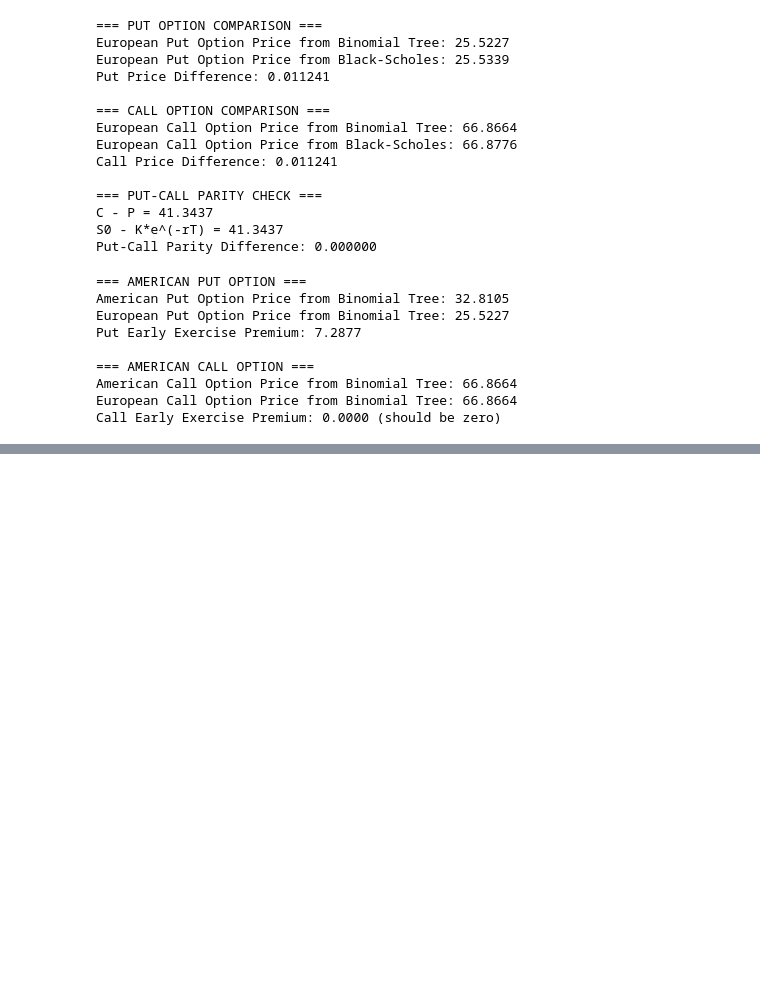
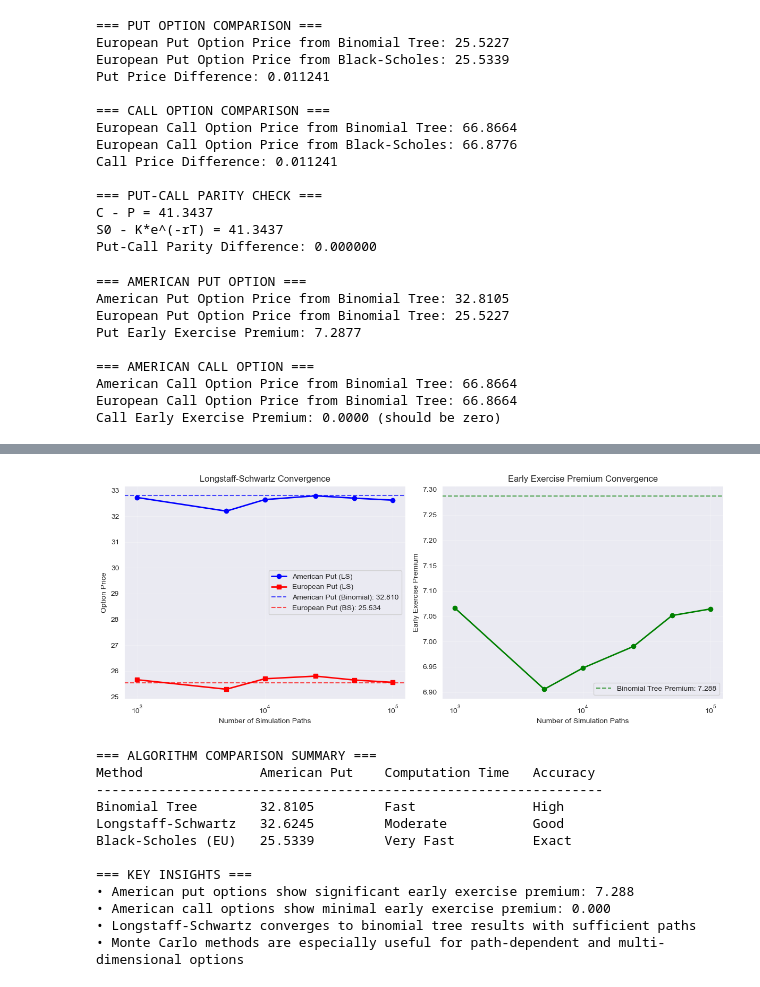
Before and after one commit to wttai004/quant_fin_project, a Jupyter notebook: finite_american_option.ipynb, the cells around one changed output, grey strips where cells are left out. Saved outputs shown, nothing was run; the diff lists cells and outputs as text; code cells hidden in the pictures; blank space fills up the shorter version.

```diff
--- a/finite_american_option.ipynb
+++ b/finite_american_option.ipynb
@@ -225,0 +494,62 @@ Call Early Exercise Premium: 0.0000 (should be zero)
+# %%
+# Plot convergence results
+plt.figure(figsize=(12, 5))
+
+# Plot 1: Option prices vs number of paths
+plt.subplot(1, 2, 1)
+plt.plot(path_sizes, american_prices, 'b-o', label='American Put (LS)', linewidth=2)
+plt.plot(path_sizes, european_prices, 'r-s', label='European Put (LS)', linewidth=2)
+plt.axhline(y=american_put_price_binomial, color='blue', linestyle='--', alpha=0.7,
+           label=f'American Put (Binomial): {american_put_price_binomial:.3f}')
+plt.axhline(y=european_put_price_black_scholes, color='red', linestyle='--', alpha=0.7,
+           label=f'European Put (BS): {european_put_price_black_scholes:.3f}')
+plt.xlabel('Number of Simulation Paths')
+plt.ylabel('Option Price')
+plt.title('Longstaff-Schwartz Convergence')
+plt.legend()
+plt.grid(True, alpha=0.3)
+plt.xscale('log')
+
+# Plot 2: Early exercise premium vs number of paths
+plt.subplot(1, 2, 2)
+early_exercise_premiums = [a - e for a, e in zip(american_prices, european_prices)]
+plt.plot(path_sizes, early_exercise_premiums, 'g-o', linewidth=2)
+plt.axhline(y=put_early_exercise_premium, color='green', linestyle='--', alpha=0.7,
+           label=f'Binomial Tree Premium: {put_early_exercise_premium:.3f}')
+plt.xlabel('Number of Simulation Paths')
+plt.ylabel('Early Exercise Premium')
+plt.title('Early Exercise Premium Convergence')
+plt.legend()
+plt.grid(True, alpha=0.3)
+plt.xscale('log')
+
+plt.tight_layout()
+plt.show()
+
+# Summary of algorithm characteristics
+print("\n=== ALGORITHM COMPARISON SUMMARY ===")
+print(f"{'Method':<20} {'American Put':<15} {'Computation Time':<18} {'Accuracy':<10}")
+print("-" * 65)
+print(f"{'Binomial Tree':<20} {american_put_price_binomial:<15.4f} {'Fast':<18} {'High':<10}")
+print(f"{'Longstaff-Schwartz':<20} {american_prices[-1]:<15.4f} {'Moderate':<18} {'Good':<10}")
+print(f"{'Black-Scholes (EU)':<20} {european_put_price_black_scholes:<15.4f} {'Very Fast':<18} {'Exact':<10}")
+
+print("\n=== KEY INSIGHTS ===")
+print(f"• American put options show significant early exercise premium: {put_early_exercise_premium:.3f}")
+print(f"• American call options show minimal early exercise premium: {call_early_exercise_premium:.3f}")
+print(f"• Longstaff-Schwartz converges to binomial tree results with sufficient paths")
+print(f"• Monte Carlo methods are especially useful for path-dependent and multi-dimensional options")
+# %% [output]
+[figure, added]
+=== ALGORITHM COMPARISON SUMMARY ===
+Method               American Put    Computation Time   Accuracy
+-----------------------------------------------------------------
+Binomial Tree        32.8105         Fast               High
+Longstaff-Schwartz   32.6245         Moderate           Good
+Black-Scholes (EU)   25.5339         Very Fast          Exact
+
+=== KEY INSIGHTS ===
+• American put options show significant early exercise premium: 7.288
+• American call options show minimal early exercise premium: 0.000
+• Longstaff-Schwartz converges to binomial tree results with sufficient paths
+• Monte Carlo methods are especially useful for path-dependent and multi-dimensional options
```
Also changed, not shown: parts of 10 cells of this notebook, 2 other files.
